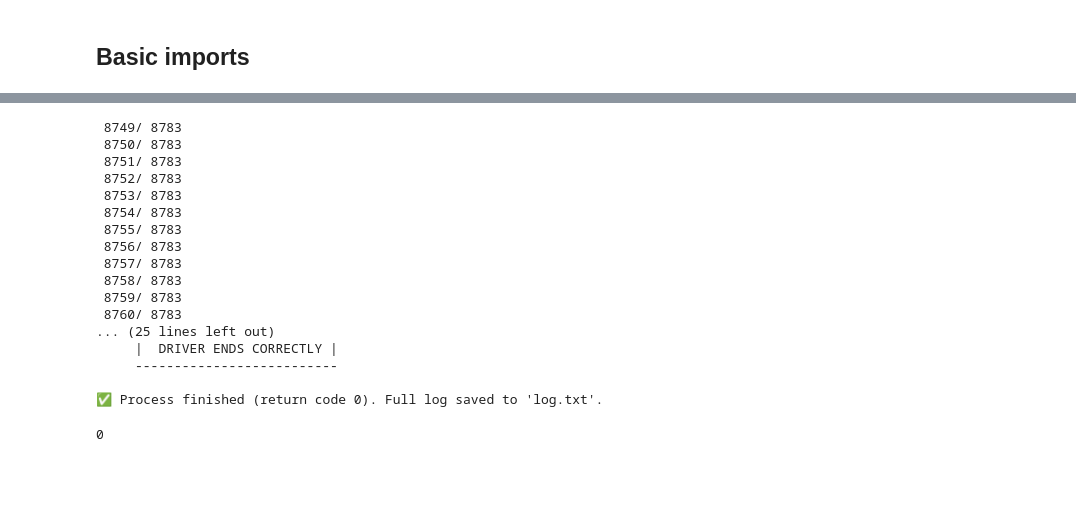
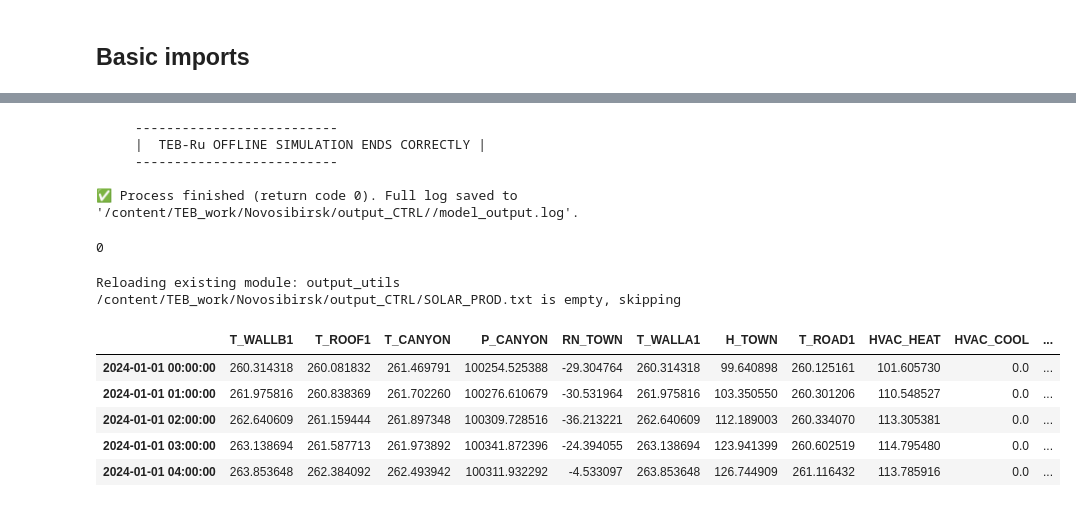
Before and after one commit to mkolennikova/TEB-Ru, a Jupyter notebook: run_in_collab.ipynb, the cells around one changed output, grey strips where cells are left out. Cells and saved outputs as stored; diff of their text form; code cells hidden in the pictures; blank space fills up the shorter version.

```diff
--- a/run_in_collab.ipynb
+++ b/run_in_collab.ipynb
@@ -176,22 +215,31 @@ with open(f'{MODEL_DIR}/namelist/namelist_forcing.nml', "r", encoding="utf-8") a
 # %%
 run_utils = import_and_reload ('run_utils')
-run_utils.run_in_cell(exe_path='./TEB_offline.exe', log_file='log.txt', cwd = MODEL_DIR, num_lines=5)
+run_utils.run_in_cell(exe_path='./TEB_offline.exe',
+                      args = ['-forcing_nml', FORCING_NML_PATH,
+                              '-param_nml', PARAMS_NML_PATH,
+                              '-output', OUTPUT_DIR],
+                      log_file=f'{OUTPUT_DIR}/model_output.log', cwd = MODEL_DIR, num_lines=5)
 # %% [output]
- 8749/ 8783
- 8750/ 8783
- 8751/ 8783
- 8752/ 8783
- 8753/ 8783
- 8754/ 8783
- 8755/ 8783
- 8756/ 8783
- 8757/ 8783
- 8758/ 8783
- 8759/ 8783
- 8760/ 8783
-... (25 lines left out)
-     |  DRIVER ENDS CORRECTLY |
+     --------------------------
+     |  TEB-Ru OFFLINE SIMULATION ENDS CORRECTLY |
      --------------------------
 
-✅ Process finished (return code 0). Full log saved to 'log.txt'.
+✅ Process finished (return code 0). Full log saved to '/content/TEB_work/Novosibirsk/output_CTRL//model_output.log'.
 0
+# %%
+import output_utils
+output_utils = import_and_reload ('output_utils')
+
+output_df = output_utils.read_output (OUTPUT_DIR, FORCING_NML_PATH)
+# %% [output]
+Reloading existing module: output_utils
+/content/TEB_work/Novosibirsk/output_CTRL/SOLAR_PROD.txt is empty, skipping
+# %%
+output_df.head()
+# %% [output]
+|  | T_WALLB1 | T_ROOF1 | T_CANYON | P_CANYON | RN_TOWN | T_WALLA1 | H_TOWN | T_ROAD1 | HVAC_HEAT | HVAC_COOL | ... |
+| 2024-01-01 00:00:00 | 260.314318 | 260.081832 | 261.469791 | 100254.525388 | -29.304764 | 260.314318 | 99.640898 | 260.125161 | 101.605730 | 0.0 | ... |
+| 2024-01-01 01:00:00 | 261.975816 | 260.838369 | 261.702260 | 100276.610679 | -30.531964 | 261.975816 | 103.350550 | 260.301206 | 110.548527 | 0.0 | ... |
+| 2024-01-01 02:00:00 | 262.640609 | 261.159444 | 261.897348 | 100309.728516 | -36.213221 | 262.640609 | 112.189003 | 260.334070 | 113.305381 | 0.0 | ... |
+| 2024-01-01 03:00:00 | 263.138694 | 261.587713 | 261.973892 | 100341.872396 | -24.394055 | 263.138694 | 123.941399 | 260.602519 | 114.795480 | 0.0 | ... |
+| 2024-01-01 04:00:00 | 263.853648 | 262.384092 | 262.493942 | 100311.932292 | -4.533097 | 263.853648 | 126.744909 | 261.116432 | 113.785916 | 0.0 | ... |
```
Also changed, not shown: parts of 21 cells of this notebook.
